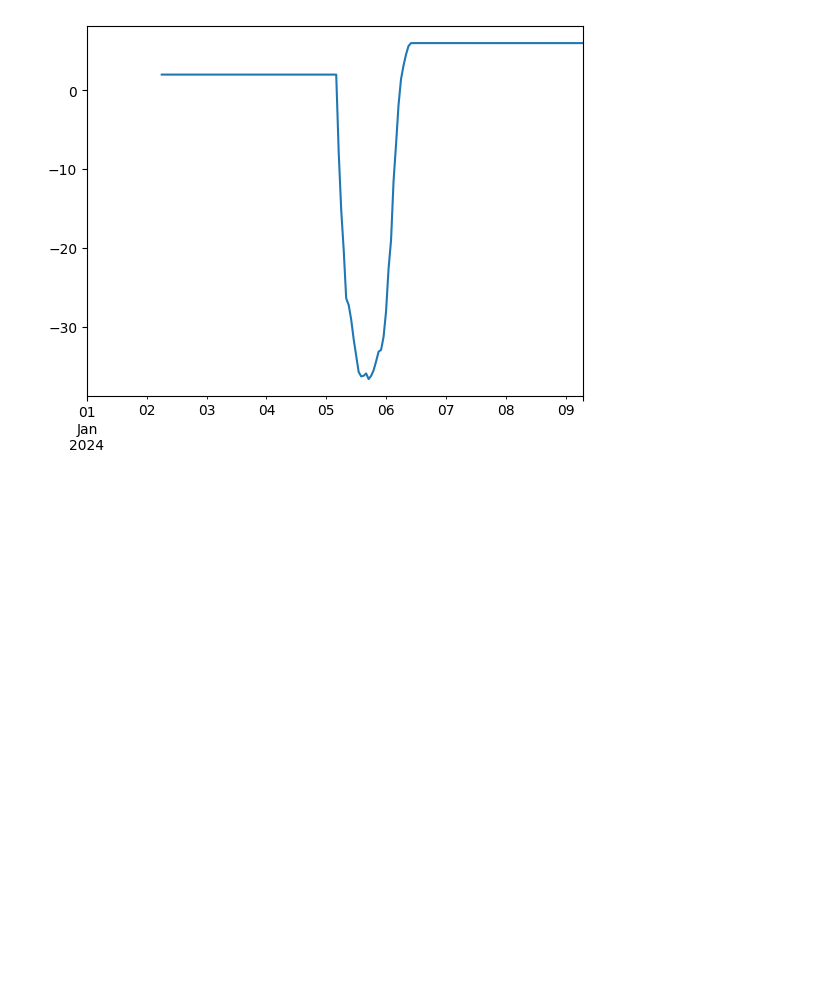
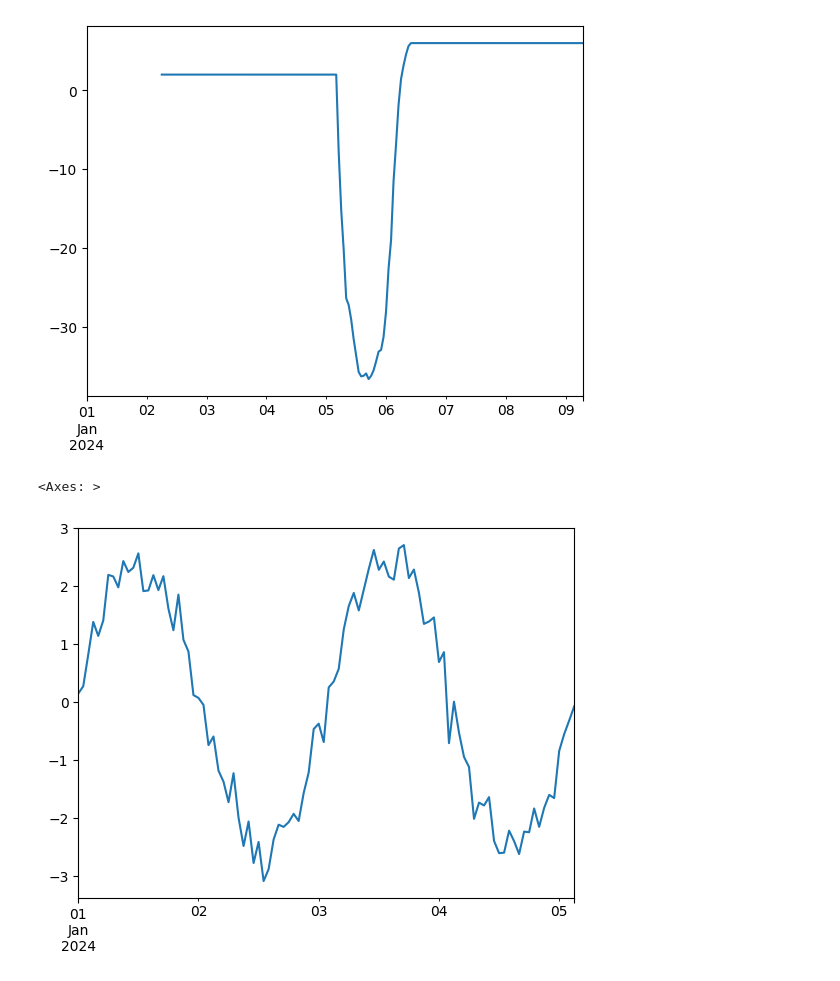
Before and after one commit to vbear97/pairs_trading_cryptocurrency, a Jupyter notebook: code_testing.ipynb, the cells around one changed output. Cells and saved outputs as stored; diff of their text form; code cells hidden in the pictures; blank space fills up the shorter version.

```diff
--- a/code_testing.ipynb
+++ b/code_testing.ipynb
@@ -86,3 +86,9 @@ beta.plot()
 # %%
 #Test - Trading Strategy
 from trading_strategy import BollingerBandTradeStrategy, generate_synthetic_zscore
+# %%
+test_zscore = generate_synthetic_zscore(n_periods = 100, seed = 42)
+test_zscore.plot()
+# %% [output]
+<Axes: >
+[figure, added]
```
Also changed, not shown: parts of 20 cells of this notebook.
